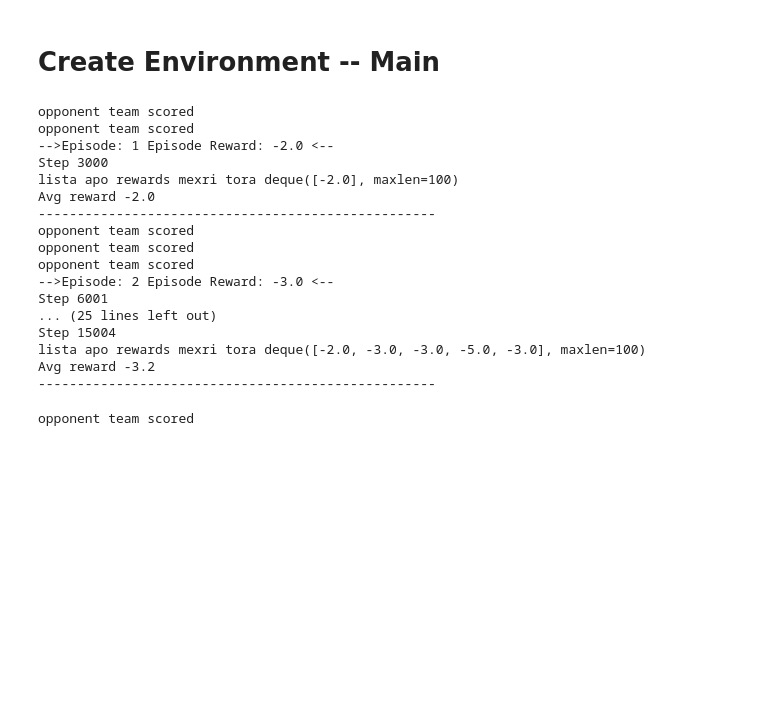
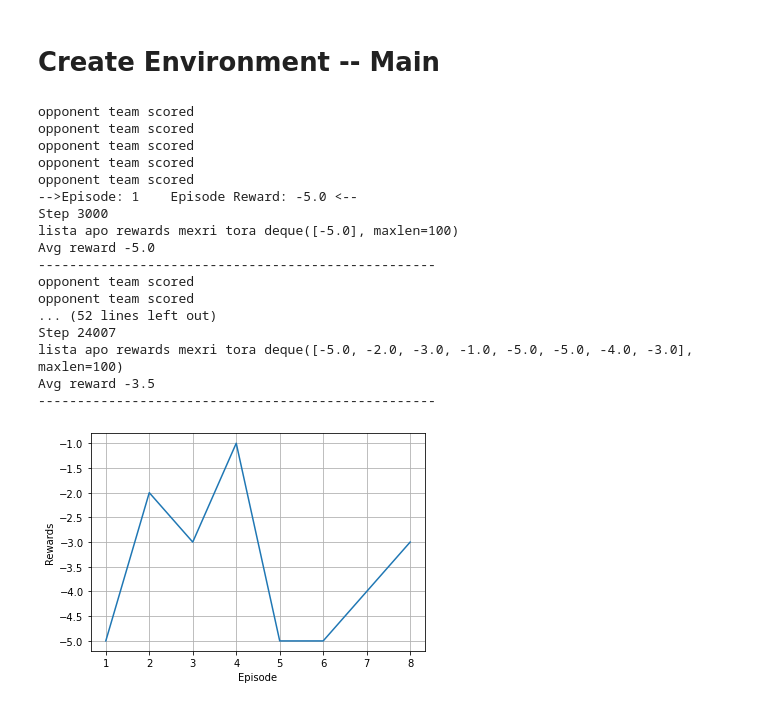
Before and after one commit to Georgemouts/Google-Research-Football-RL-DQN, a Jupyter notebook: G-Football.ipynb, the cells around one changed output. Drawn from its saved outputs; the diff is of its cells as text; code cells hidden in the pictures; blank space fills up the shorter version.

```diff
--- a/G-Football.ipynb
+++ b/G-Football.ipynb
@@ -137,9 +138,11 @@ class All_prints():
     #self.RewBuffer = RewBuffer
     self.reward=reward
 
-  def printstats(self,step,RewBuffer):  #Kaleitai otan ginei done , diladi otan teleiosei ena paixnidi
+  def printstats(self,step,RewBuffer,eps_reward):  #Kaleitai otan ginei done , diladi otan teleiosei ena paixnidi
     self.step=step
     self.RewBuffer=RewBuffer
+    self.eps_reward=eps_reward
+    print("-->Episode:",self.step%3000 + 1 ,"\t","Episode Reward:",self.eps_reward,"<--")
     print("Step",step)
     print("lista apo rewards mexri tora" ,self.RewBuffer)
     print("Avg reward", np.mean(self.RewBuffer))
@@ -151,6 +154,20 @@ class All_prints():
       print("opponent team scored")
     elif(self.reward==1):
       print("our team scored !!!")
+
+  def rew_graph(self,RewBuffer,step,num_of_eps):
+      self.RewBuffer=RewBuffer
+      self.step=step
+      self.num_of_eps=num_of_eps
+
+      episode=self.step%3000
+      eps_list=list(range(1,self.num_of_eps+1))#pairnei to proto , den pairnei to teleytaio
+      #print(agent.RewBuffer,eps_list)
+      plt.plot(eps_list,self.RewBuffer)
+      plt.xlabel('Episode')
+      plt.ylabel('Rewards')
+      plt.grid(True)
+      plt.show()
 # %% [markdown]
 # Create Environment -- Main
 # %%
@@ -186,7 +203,7 @@ for i in range(MINREPLAYSIZE):
 # MAIN TRAIN LOOP
 obs =env.reset()
 c= 0
-num_of_eps= 5     #GIVE NUMBER OF EPISODES
+num_of_eps= 8     #GIVE NUMBER OF EPISODES
 
 for step in range((3000 * num_of_eps) + num_of_eps ):# play 3000 steps = 1 match = 1 episode
 
@@ -218,13 +235,15 @@ for step in range((3000 * num_of_eps) + num_of_eps ):# play 3000 steps = 1 match
   if (done) :
 
     obs=env.reset()
-    print("-->Episode:",step%3000 + 1 ,"Episode Reward:", eps_reward,"<--")
+
     agent.RewBuffer.append(eps_reward)
 
     #Print Resume when an episode ends
-    all_prints.printstats(step,agent.RewBuffer)
-    if(step == (3000 * num_of_eps) ):
-        print("TELOS")
+    all_prints.printstats(step,agent.RewBuffer,eps_reward)
+    #print(step)
+    if(step == (3000 * num_of_eps)+num_of_eps -1):
+
+      all_prints.rew_graph(agent.RewBuffer,step,num_of_eps)
 
     eps_reward =0.0
 
@@ -253,49 +272,44 @@ for step in range((3000 * num_of_eps) + num_of_eps ):# play 3000 steps = 1 match
   target_q_values = agent.target_net(new_obses_t)# q values for each observation
   max_target_q_values = target_q_values.max(dim=1,keepdim=True)[0] #take the maximum value in dim =1 , discard all the rest dimensions
                                                                   #max returns tuple , first element is highest values and second is the index to them
 
   targets = rewards_t +GAMMA + (1-dones_t) * max_target_q_values #deepmind_atari_paper dqn learn with replay
                                                                 #if its a terminal state: dones_t =1 -> targets= rewards_t
 
   #Compute Loss
   q_values = agent.online_net(obses_t)
   action_q_values =torch.gather(input=q_values,dim=1,index=actions_t)
   loss=nn.functional.smooth_l1_loss(action_q_values,targets)
 
   #Gradient Descent -> NA MPEI SE SYNARTHSH LEARN TOU AGENT
   optimizer=torch.optim.Adam(agent.online_net.parameters(),lr =0.02)
   #print(optimizer)
   optimizer.zero_grad()
   loss.backward()
   optimizer.step()
 
   #Update the target network, copying all weights and biases in DQN
   if step% TARGET_UPDATE_FREQ == 0:   #Update target network based on online network
     agent.target_net.load_state_dict(agent.online_net.state_dict())
 # %% [output]
 opponent team scored
 opponent team scored
--->Episode: 1 Episode Reward: -2.0 <--
+opponent team scored
+opponent team scored
+opponent team scored
+-->Episode: 1    Episode Reward: -5.0 <--
 Step 3000
-lista apo rewards mexri tora deque([-2.0], maxlen=100)
-Avg reward -2.0
+lista apo rewards mexri tora deque([-5.0], maxlen=100)
+Avg reward -5.0
 ---------------------------------------------------
 opponent team scored
 opponent team scored
-opponent team scored
--->Episode: 2 Episode Reward: -3.0 <--
-Step 6001
-... (25 lines left out)
-Step 15004
-lista apo rewards mexri tora deque([-2.0, -3.0, -3.0, -5.0, -3.0], maxlen=100)
-Avg reward -3.2
+... (52 lines left out)
+Step 24007
+lista apo rewards mexri tora deque([-5.0, -2.0, -3.0, -1.0, -5.0, -5.0, -4.0, -3.0], maxlen=100)
+Avg reward -3.5
 ---------------------------------------------------
+[figure, added]
-# %%
-all_prints=All_prints()
-
-all_prints.print_who_scored(-1)
-# %% [output]
-opponent team scored
 # %%
 # obs = env.reset()
 # a = env.step(action)
```
Also changed, not shown: parts of 2 cells of this notebook.
